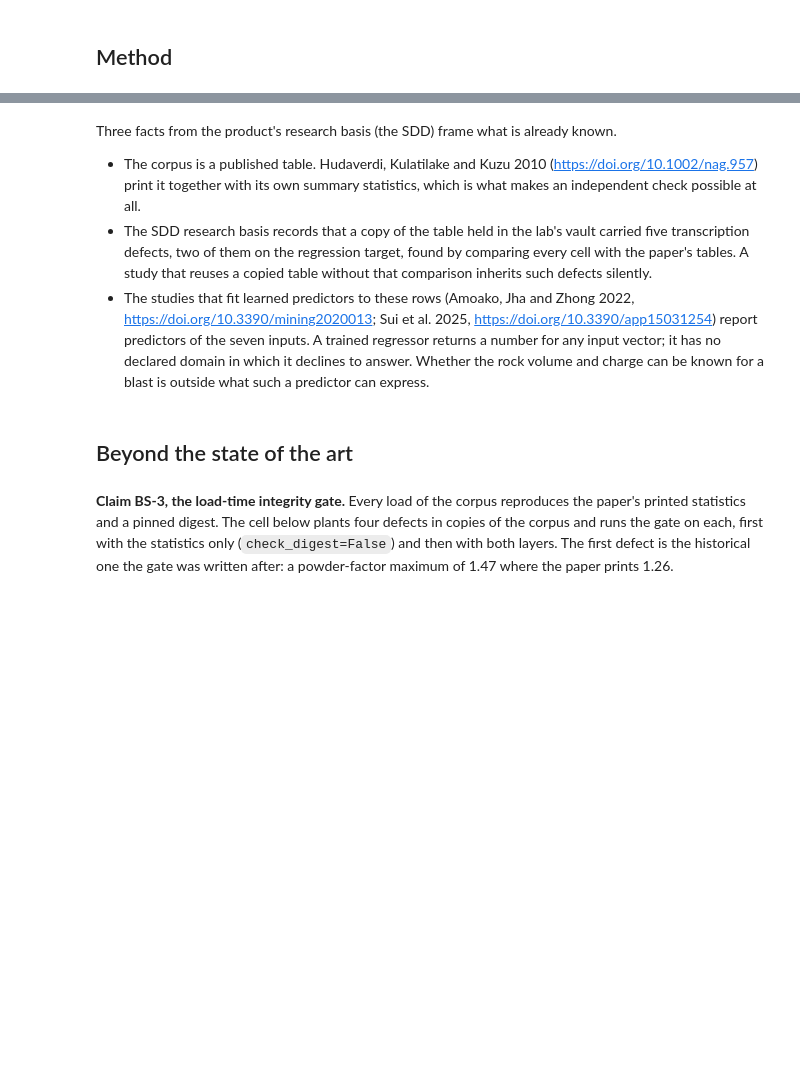
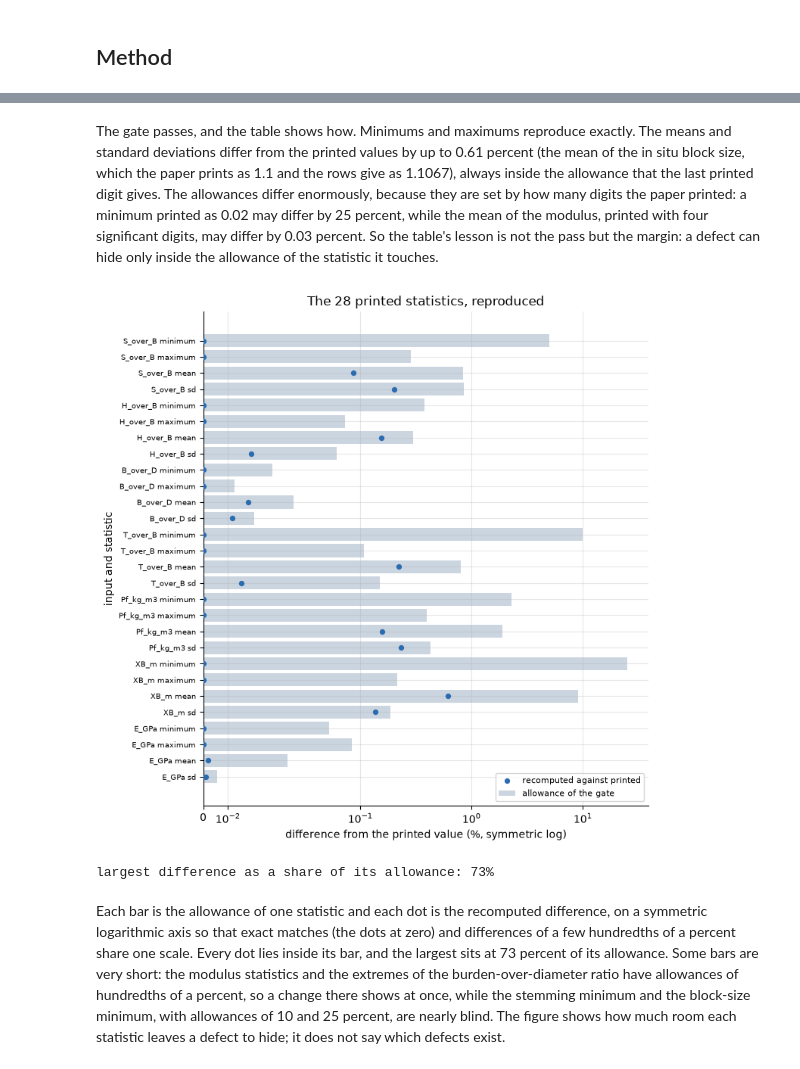
Before and after one commit to fsantibanezleal/CAOS_Fragmenta, a Jupyter notebook: notebooks/en/01-the-data/03-integrity-gate-and-negative-controls.ipynb, the cells around one changed output, grey strips where cells are left out. Saved outputs shown, nothing was run; the diff lists cells and outputs as text; code cells hidden in the pictures; blank space fills up the shorter version.

```diff
--- a/notebooks/en/01-the-data/03-integrity-gate-and-negative-controls.ipynb
+++ b/notebooks/en/01-the-data/03-integrity-gate-and-negative-controls.ipynb
@@ -51,22 +76,0 @@ Both run inside `load_training_corpus()`. The first cell calls the gate directly
-# %%
-# Imports, then the gate on the shipped corpus, with the recomputed statistics beside the printed ones
-import dataclasses
-import json
-import math
-from pathlib import Path
-
-import blastfrag as bf
-
-DERIVED = Path("../../../data/derived")
-train = bf.load_training_corpus()
-bf.check_source_integrity(train)
-print("gate on the shipped corpus: passed")
-
-print(f"{'input':<10}{'statistic':<14}{'paper prints':>16}{'recomputed':>14}")
-for name, printed in bf.PUBLISHED_DESCRIPTIVE_STATS.items():
-    values = [getattr(b, name) for b in train]
-    mean = sum(values) / len(values)
-    sd = math.sqrt(sum((v - mean) ** 2 for v in values) / (len(values) - 1))
-    for label, want, got in (("min", printed.minimum, min(values)), ("max", printed.maximum, max(values)),
-                              ("mean", printed.mean, mean), ("sd", printed.sd, sd)):
-        print(f"{name:<10}{label:<14}{want:>16}{got:>14.4f}")
@@ -93,10 +142,27 @@ E_GPa     sd                      17.879       17.8788
 # %% [markdown]
-Three facts from the product's research basis (the SDD) frame what is already known.
-
-- The corpus is a published table. Hudaverdi, Kulatilake and Kuzu 2010 (https://doi.org/10.1002/nag.957) print it together with its own summary statistics, which is what makes an independent check possible at all.
-- The SDD research basis records that a copy of the table held in the lab's vault carried five transcription defects, two of them on the regression target, found by comparing every cell with the paper's tables. A study that reuses a copied table without that comparison inherits such defects silently.
-- The studies that fit learned predictors to these rows (Amoako, Jha and Zhong 2022, https://doi.org/10.3390/mining2020013; Sui et al. 2025, https://doi.org/10.3390/app15031254) report predictors of the seven inputs. A trained regressor returns a number for any input vector; it has no declared domain in which it declines to answer. Whether the rock volume and charge can be known for a blast is outside what such a predictor can express.
+The gate passes, and the table shows how. Minimums and maximums reproduce exactly. The means and standard deviations differ from the printed values by up to 0.61 percent (the mean of the in situ block size, which the paper prints as 1.1 and the rows give as 1.1067), always inside the allowance that the last printed digit gives. The allowances differ enormously, because they are set by how many digits the paper printed: a minimum printed as 0.02 may differ by 25 percent, while the mean of the modulus, printed with four significant digits, may differ by 0.03 percent. So the table's lesson is not the pass but the margin: a defect can hide only inside the allowance of the statistic it touches.
-# %% [markdown]
-## Beyond the state of the art
+# %%
+# Difference of each recomputed statistic (dot) against the gate's allowance (bar)
+labels = [f"{name} {statistic}" for name, statistic, *_ in statistics]
+difference = [abs(value - shown) / shown * 100 for _, _, shown, value, _ in statistics]
+allowed = [allow / shown * 100 for _, _, shown, _, allow in statistics]
+positions = np.arange(len(statistics))
+fig, ax = plt.subplots(figsize=(7.5, 7.5))
+ax.barh(positions, allowed, color="#cbd5e0", label="allowance of the gate")
+ax.scatter(difference, positions, s=18, color="#2b6cb0", zorder=3, label="recomputed against printed")
+ax.set_xscale("symlog", linthresh=0.05)
+ax.set_yticks(positions, labels, fontsize=7)
+ax.invert_yaxis()
+ax.set_ylabel("input and statistic")
+ax.set_xlabel("difference from the printed value (%, symmetric log)")
+ax.set_title("The 28 printed statistics, reproduced")
+ax.legend(loc="lower right", fontsize=8)
+fig.tight_layout()
+plt.show()
+worst = max(abs(value - shown) / allow for _, _, shown, value, allow in statistics)
+print("largest difference as a share of its allowance:", f"{worst:.0%}")
+# %% [output]
+[figure, added]
+largest difference as a share of its allowance: 73%
 # %% [markdown]
-**Claim BS-3, the load-time integrity gate.** Every load of the corpus reproduces the paper's printed statistics and a pinned digest. The cell below plants four defects in copies of the corpus and runs the gate on each, first with the statistics only (`check_digest=False`) and then with both layers. The first defect is the historical one the gate was written after: a powder-factor maximum of 1.47 where the paper prints 1.26.
+Each bar is the allowance of one statistic and each dot is the recomputed difference, on a symmetric logarithmic axis so that exact matches (the dots at zero) and differences of a few hundredths of a percent share one scale. Every dot lies inside its bar, and the largest sits at 73 percent of its allowance. Some bars are very short: the modulus statistics and the extremes of the burden-over-diameter ratio have allowances of hundredths of a percent, so a change there shows at once, while the stemming minimum and the block-size minimum, with allowances of 10 and 25 percent, are nearly blind. The figure shows how much room each statistic leaves a defect to hide; it does not say which defects exist.
```
Also changed, not shown: parts of 68 cells of this notebook, 5 other files.
